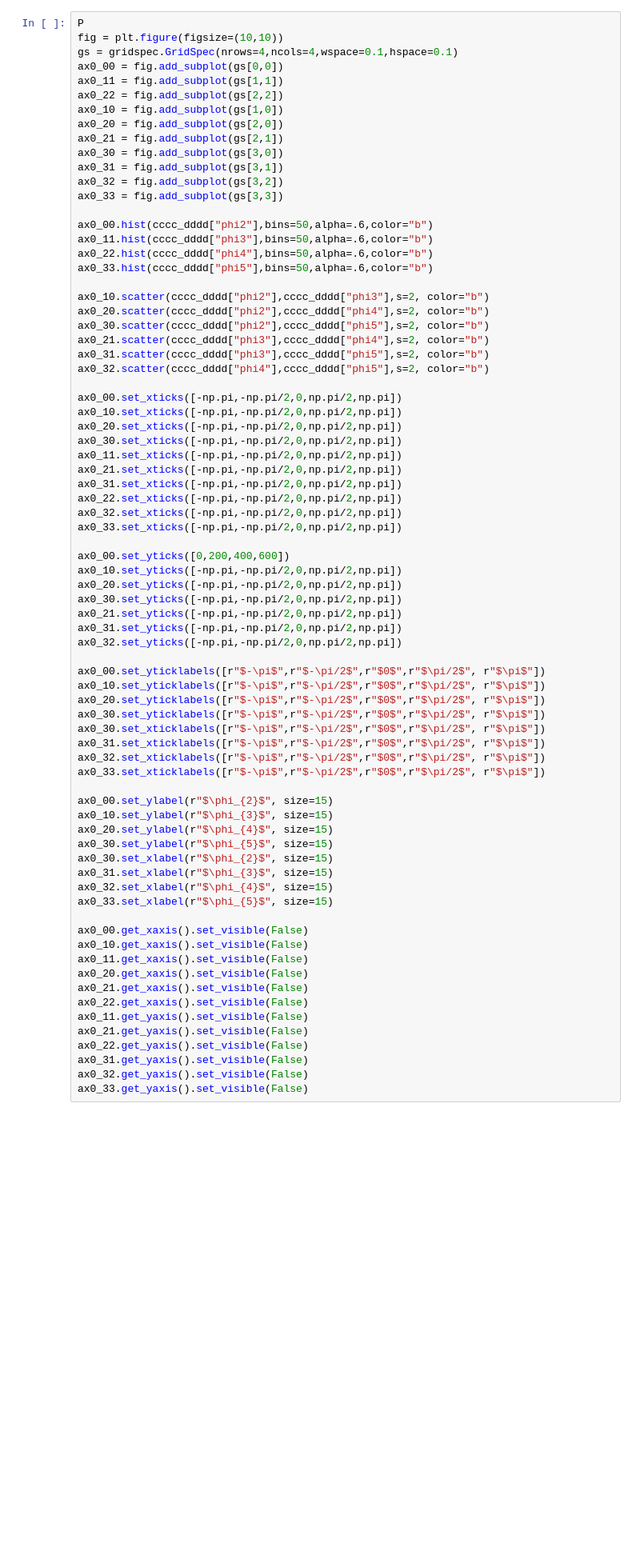
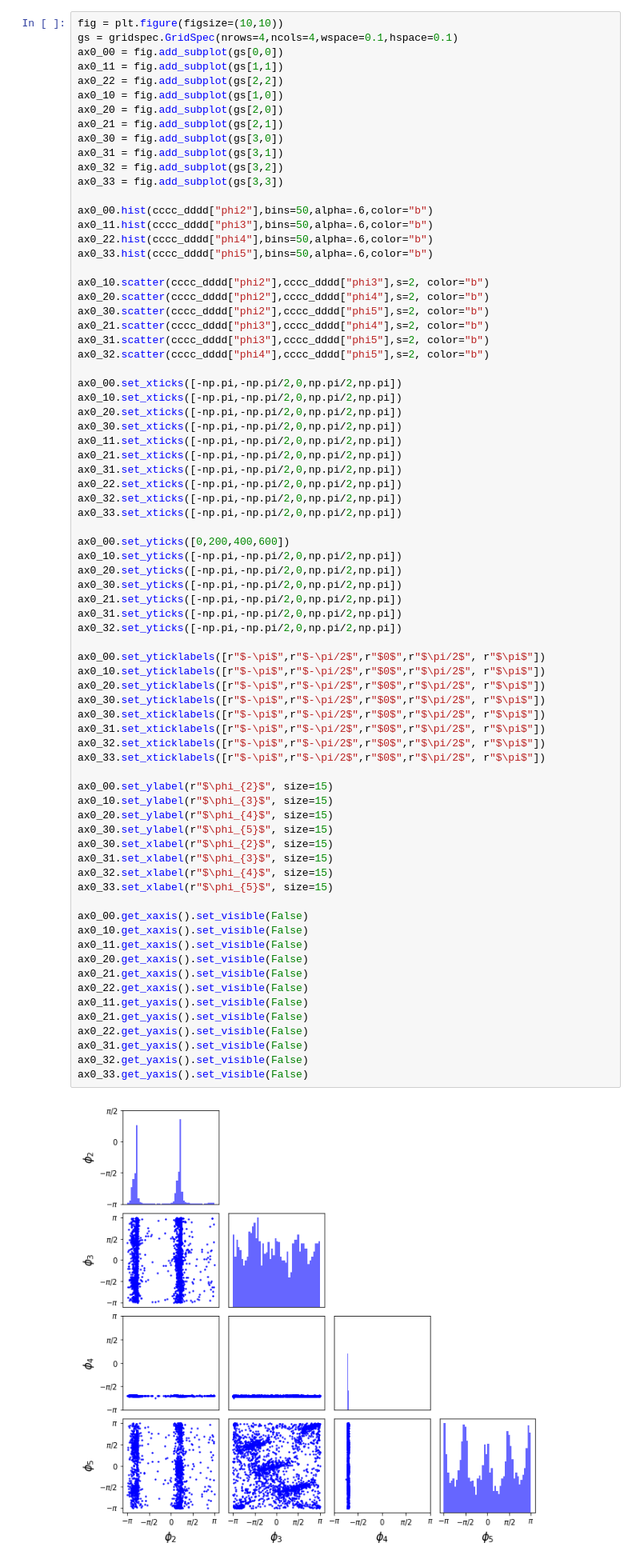
Before and after one commit to lucianlschan/RING, a Jupyter notebook: Cyclic Peptide Analysis.ipynb, the cells around one changed output. Shown at 80% size. Cells and saved outputs as stored; diff of their text form; blank space fills up the shorter version.

```diff
--- a/Cyclic Peptide Analysis.ipynb
+++ b/Cyclic Peptide Analysis.ipynb
@@ -272,7 +272,6 @@ plt.show()
 # %% [markdown]
 # Phase angle in CCCC-DDDD conformation
 # %%
-P
 fig = plt.figure(figsize=(10,10))
 gs = gridspec.GridSpec(nrows=4,ncols=4,wspace=0.1,hspace=0.1)
 ax0_00 = fig.add_subplot(gs[0,0])
@@ -320,33 +319,35 @@ ax0_32.set_yticks([-np.pi,-np.pi/2,0,np.pi/2,np.pi])
 ax0_00.set_yticklabels([r"$-\pi$",r"$-\pi/2$",r"$0$",r"$\pi/2$", r"$\pi$"])
 ax0_10.set_yticklabels([r"$-\pi$",r"$-\pi/2$",r"$0$",r"$\pi/2$", r"$\pi$"])
 ax0_20.set_yticklabels([r"$-\pi$",r"$-\pi/2$",r"$0$",r"$\pi/2$", r"$\pi$"])
 ax0_30.set_yticklabels([r"$-\pi$",r"$-\pi/2$",r"$0$",r"$\pi/2$", r"$\pi$"])
 ax0_30.set_xticklabels([r"$-\pi$",r"$-\pi/2$",r"$0$",r"$\pi/2$", r"$\pi$"])
 ax0_31.set_xticklabels([r"$-\pi$",r"$-\pi/2$",r"$0$",r"$\pi/2$", r"$\pi$"])
 ax0_32.set_xticklabels([r"$-\pi$",r"$-\pi/2$",r"$0$",r"$\pi/2$", r"$\pi$"])
 ax0_33.set_xticklabels([r"$-\pi$",r"$-\pi/2$",r"$0$",r"$\pi/2$", r"$\pi$"])
 
 ax0_00.set_ylabel(r"$\phi_{2}$", size=15)
 ax0_10.set_ylabel(r"$\phi_{3}$", size=15)
 ax0_20.set_ylabel(r"$\phi_{4}$", size=15)
 ax0_30.set_ylabel(r"$\phi_{5}$", size=15)
 ax0_30.set_xlabel(r"$\phi_{2}$", size=15)
 ax0_31.set_xlabel(r"$\phi_{3}$", size=15)
 ax0_32.set_xlabel(r"$\phi_{4}$", size=15)
 ax0_33.set_xlabel(r"$\phi_{5}$", size=15)
 
 ax0_00.get_xaxis().set_visible(False)
 ax0_10.get_xaxis().set_visible(False)
 ax0_11.get_xaxis().set_visible(False)
 ax0_20.get_xaxis().set_visible(False)
 ax0_21.get_xaxis().set_visible(False)
 ax0_22.get_xaxis().set_visible(False)
 ax0_11.get_yaxis().set_visible(False)
 ax0_21.get_yaxis().set_visible(False)
 ax0_22.get_yaxis().set_visible(False)
 ax0_31.get_yaxis().set_visible(False)
 ax0_32.get_yaxis().set_visible(False)
 ax0_33.get_yaxis().set_visible(False)
+# %% [output]
+[figure, added]
 # %% [markdown]
 # Phase Angle in CCCC-UDDD conformations
 # %%
```
Also changed, not shown: parts of 1 cell of this notebook.
